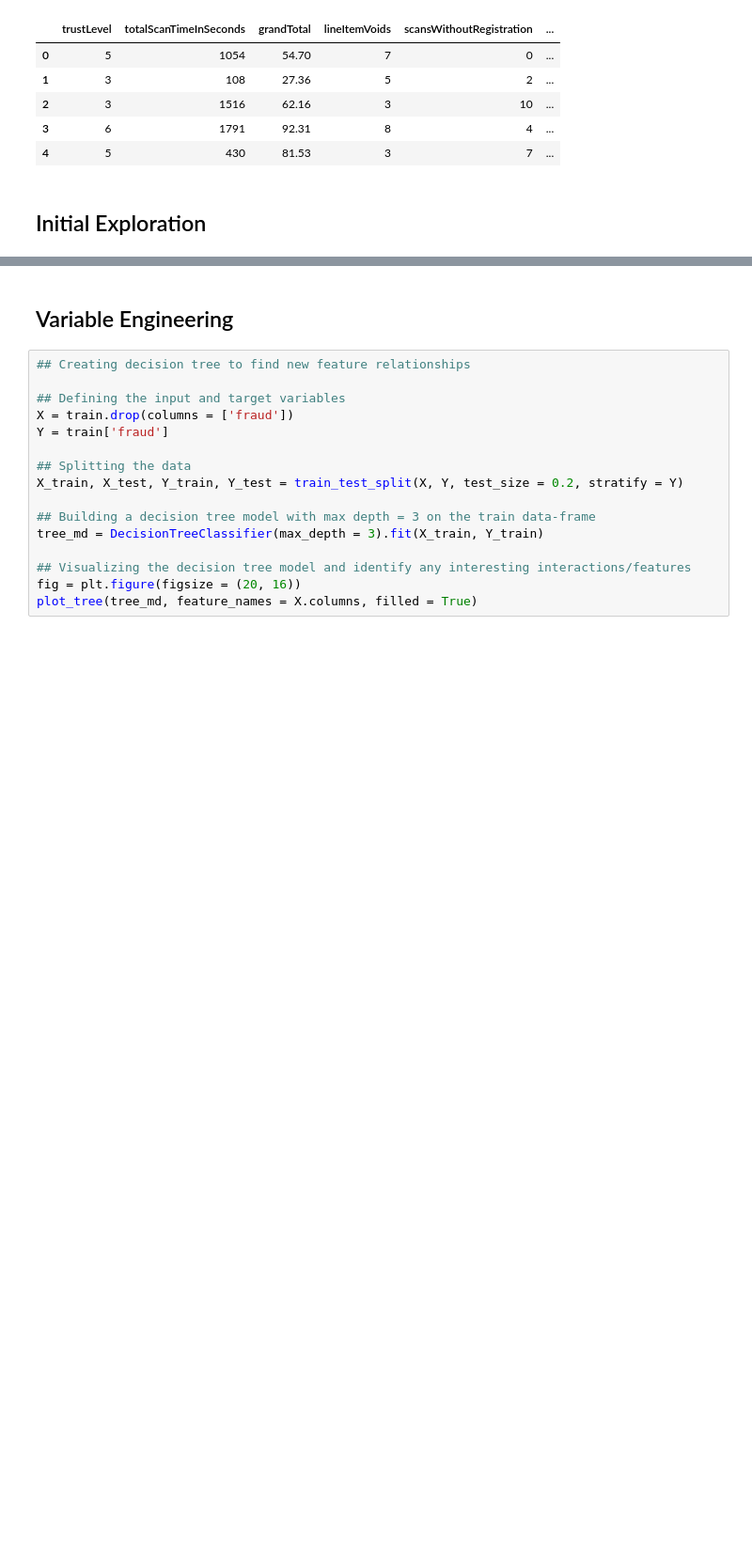
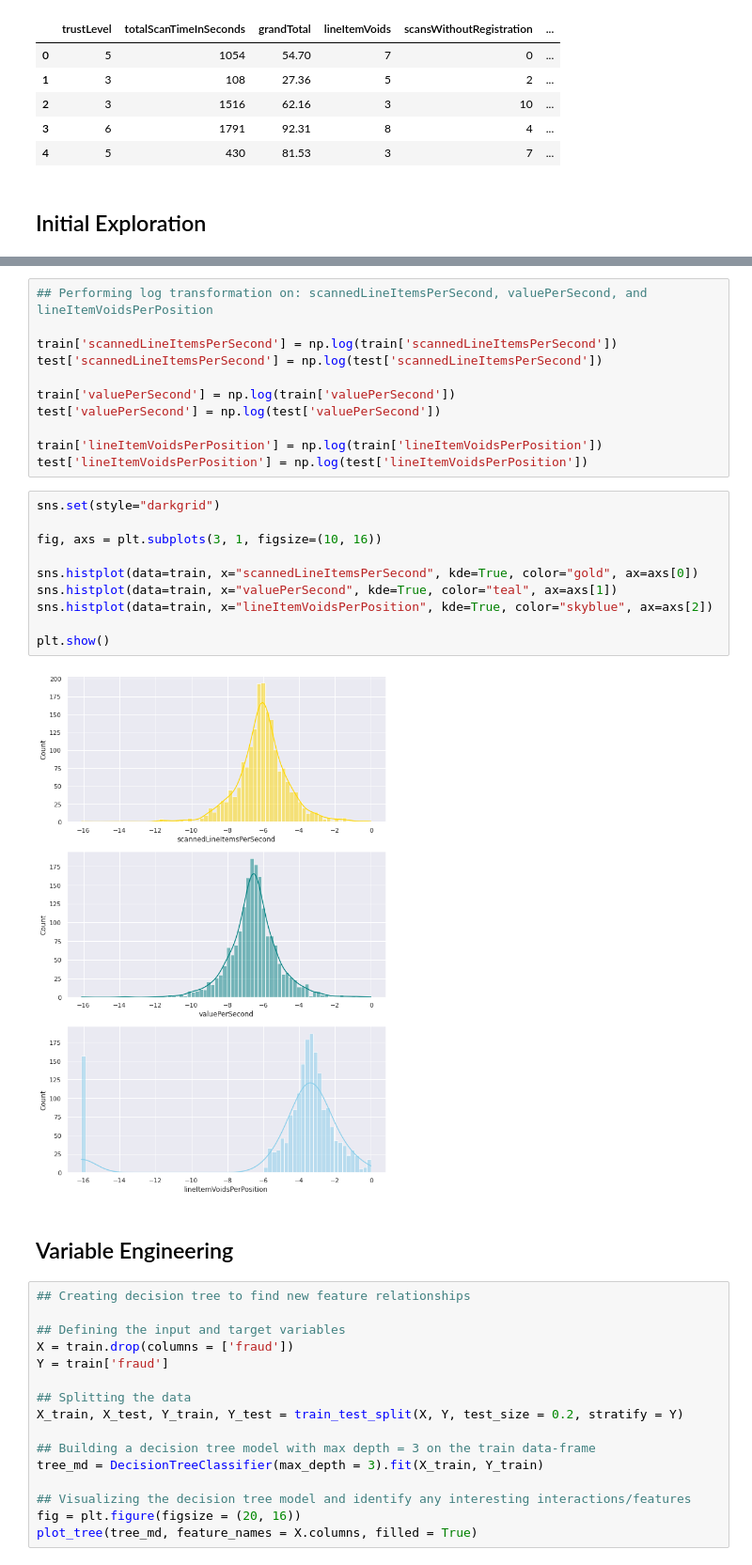
Before and after one commit to Evan-Callaghan/DATA-448-Predictive-Analytics, a Jupyter notebook: Data Mining Cup Task/DMC_Task.ipynb, the cells around one changed output, grey strips where cells are left out. Shown at 94% size. Cells and saved outputs as stored; diff of their text form; blank space fills up the shorter version.

```diff
--- a/Data Mining Cup Task/DMC_Task.ipynb
+++ b/Data Mining Cup Task/DMC_Task.ipynb
@@ -50,3 +90,26 @@ train.head()
+# %%
+## Performing log transformation on: scannedLineItemsPerSecond, valuePerSecond, and lineItemVoidsPerPosition
+
+train['scannedLineItemsPerSecond'] = np.log(train['scannedLineItemsPerSecond'])
+test['scannedLineItemsPerSecond'] = np.log(test['scannedLineItemsPerSecond'])
+
+train['valuePerSecond'] = np.log(train['valuePerSecond'])
+test['valuePerSecond'] = np.log(test['valuePerSecond'])
+
+train['lineItemVoidsPerPosition'] = np.log(train['lineItemVoidsPerPosition'])
+test['lineItemVoidsPerPosition'] = np.log(test['lineItemVoidsPerPosition'])
+# %%
+sns.set(style="darkgrid")
+
+fig, axs = plt.subplots(3, 1, figsize=(10, 16))
+
+sns.histplot(data=train, x="scannedLineItemsPerSecond", kde=True, color="gold", ax=axs[0])
+sns.histplot(data=train, x="valuePerSecond", kde=True, color="teal", ax=axs[1])
+sns.histplot(data=train, x="lineItemVoidsPerPosition", kde=True, color="skyblue", ax=axs[2])
+
+plt.show()
+# %% [output]
+[figure, added]
 # %% [markdown]
 ## Variable Engineering
 # %%
```
Also changed, not shown: parts of 18 cells of this notebook.
